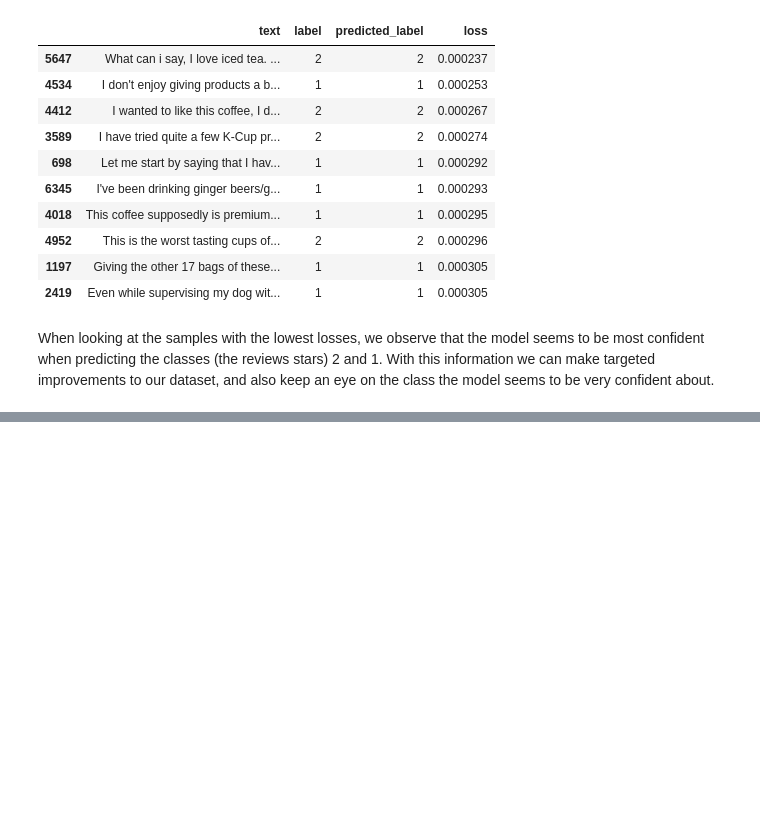
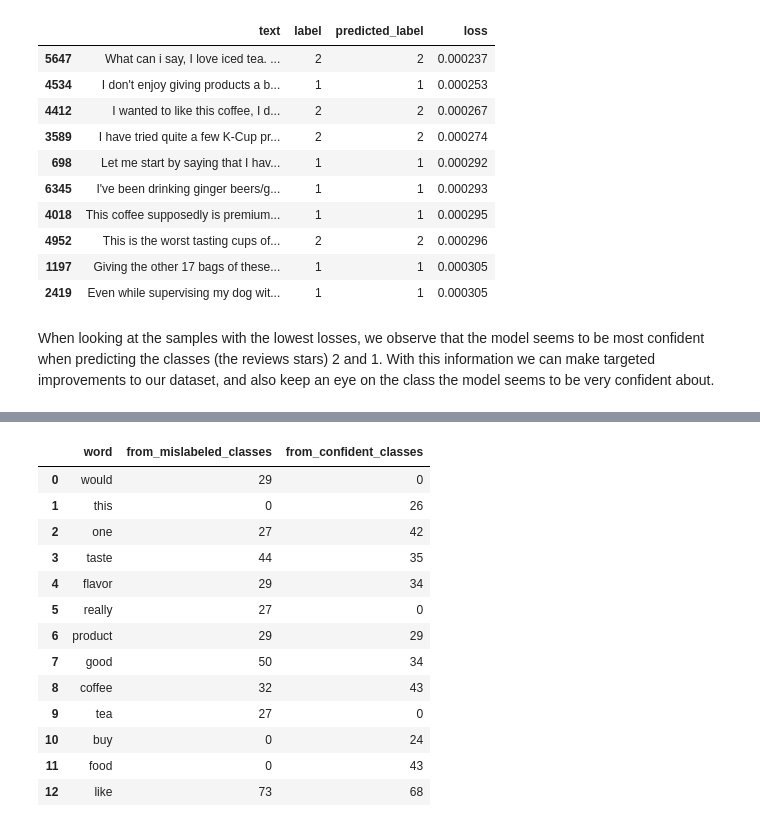
Before and after one commit to MarioAvolio/Amazon-Fine-Foods-reviews-Transformers-Text-Classification, a Jupyter notebook: Amazon_Fine_Food_Review_Text_Classification_with_Transformers.ipynb, the cells around one changed output, grey strips where cells are left out. Cells and saved outputs as stored; diff of their text form; code cells hidden in the pictures; blank space fills up the shorter version.

```diff
--- a/Amazon_Fine_Food_Review_Text_Classification_with_Transformers.ipynb
+++ b/Amazon_Fine_Food_Review_Text_Classification_with_Transformers.ipynb
@@ -1088,0 +1298,3 @@ very confident about.
+# %%
+most_common_ascending_loss = get_counter(tmp.text).most_common(number_of_words)
+most_common_ascending_loss
@@ -1088,0 +1324,11 @@ very confident about.
+# %%
+vocabulary = set()
+
+for word, number in most_common_ascending_loss:
+  vocabulary.add(word)
+
+
+for word, number in most_common_not_ascending_loss:
+  vocabulary.add(word)
+
+vocabulary, len(vocabulary)
@@ -1088,0 +1350,34 @@ very confident about.
+# %%
+common_words_df = pd.DataFrame()
+common_words_df["word"] = pd.DataFrame(vocabulary)
+common_words_df["from_mislabeled_classes"] = 0
+common_words_df["from_confident_classes"] = 0
+
+for w, n in most_common_not_ascending_loss:
+  idx = common_words_df[common_words_df.word==w].index
+  common_words_df.loc[idx,"from_mislabeled_classes"] = n
+
+for w, n in most_common_ascending_loss:
+  idx = common_words_df[common_words_df.word==w].index
+  common_words_df.loc[idx,"from_confident_classes"] = n
+
+# def sum_over_mcw(row):
+#   return int(row.from_mislabeled_classes) + int(row.from_confided_classes)
+
+# common_words_df["tot"] = common_words_df.apply(sum_over_mcw)
+common_words_df
+# %% [output]
+|  | word | from_mislabeled_classes | from_confident_classes |
+| 0 | would | 29 | 0 |
+| 1 | this | 0 | 26 |
+| 2 | one | 27 | 42 |
+| 3 | taste | 44 | 35 |
+| 4 | flavor | 29 | 34 |
+| 5 | really | 27 | 0 |
+| 6 | product | 29 | 29 |
+| 7 | good | 50 | 34 |
+| 8 | coffee | 32 | 43 |
+| 9 | tea | 27 | 0 |
+| 10 | buy | 0 | 24 |
+| 11 | food | 0 | 43 |
+| 12 | like | 73 | 68 |
```
Also changed, not shown: parts of 21 cells of this notebook.
